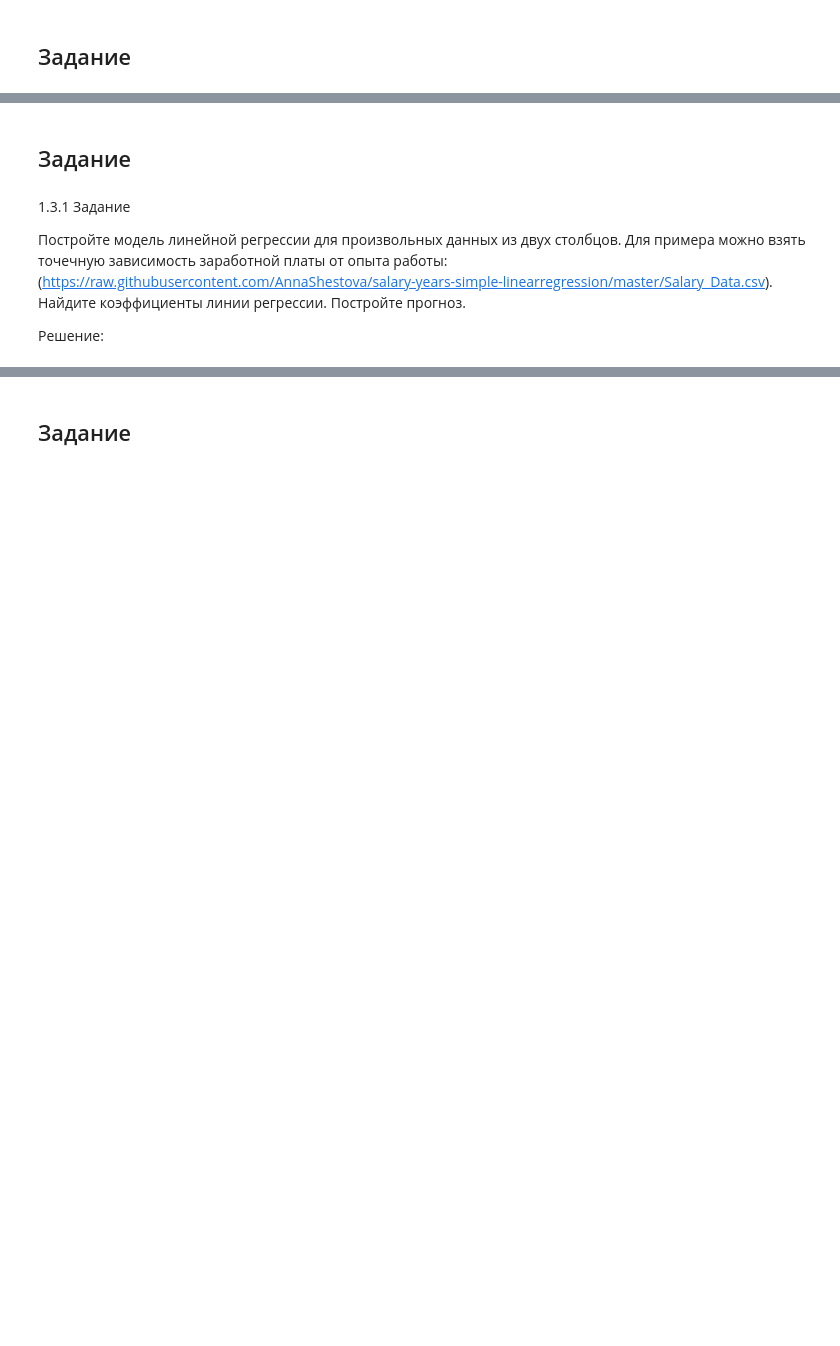
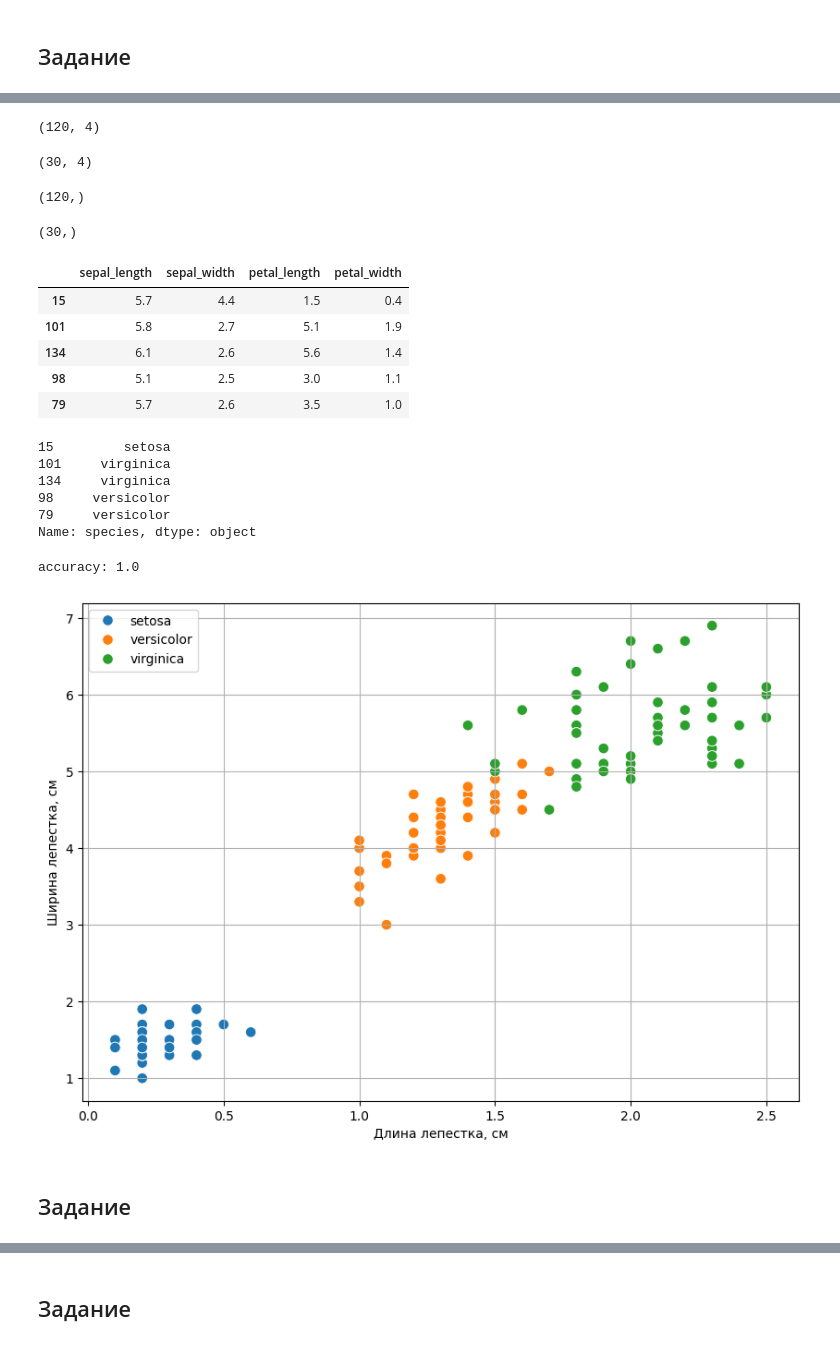
Before and after one commit to AleksUon/Artificial-intelligence-systems, a Jupyter notebook: Рабочая тетрадь 3.ipynb, the cells around one changed output, grey strips where cells are left out. Saved outputs shown, nothing was run; the diff lists cells and outputs as text; code cells hidden in the pictures; blank space fills up the shorter version.

```diff
--- a/Рабочая тетрадь 3.ipynb
+++ b/Рабочая тетрадь 3.ipynb
@@ -796,12 +559,55 @@ plt.show()
+# %%
+from sklearn.model_selection import train_test_split
+from sklearn.metrics import accuracy_score
+
+X_train, X_test, y_train, y_test = train_test_split(
+    iris.iloc[:, :-1],
+    iris.iloc[:, -1],
+    test_size = 0.20
+)
+
+display(X_train.shape, X_test.shape, y_train.shape, y_test.shape)
+
+display(X_train.head())
+display(y_train.head())
+#Обучим метод 3-х ближайших соседей
+model = KNeighborsClassifier(n_neighbors=3)
+model.fit(X_train, y_train)
+model
+#Предсказание модели
+y_pred = model.predict(X_test)
+y_pred
+#Отражение полученного числа
+plt.figure(figsize=(10, 7))
+sns.scatterplot(x='petal_width', y='petal_length',data=iris, hue='species',s=70)
+plt.xlabel('Длина лепестка, см')
+plt.ylabel('Ширина лепестка, см')
+plt.legend(loc=2)
+plt.grid()
+#Перебираем все объекты из теста
+for i in range(len(y_test)):
+    if np.array(y_test)[i] != y_pred[i]:
+        plt.scatter(X_test.iloc[i, 3], X_test.iloc[i, 2], color='red', s=150)
+#Качество модели
+print(f'accuracy: {accuracy_score(y_test, y_pred) :.3}')
+# %% [output]
+(120, 4)
+(30, 4)
+(120,)
+(30,)
+|  | sepal_length | sepal_width | petal_length | petal_width |
+| 15 | 5.7 | 4.4 | 1.5 | 0.4 |
+| 101 | 5.8 | 2.7 | 5.1 | 1.9 |
+| 134 | 6.1 | 2.6 | 5.6 | 1.4 |
+| 98 | 5.1 | 2.5 | 3.0 | 1.1 |
+| 79 | 5.7 | 2.6 | 3.5 | 1.0 |
+15         setosa
+101     virginica
+134     virginica
+98     versicolor
+79     versicolor
+Name: species, dtype: object
+accuracy: 1.0
+[figure, added]
 # %% [markdown]
 ## Задание
-# %% [markdown]
-1.3.1 Задание
-
-Постройте модель линейной регрессии для произвольных данных из двух
-столбцов. Для примера можно взять точечную зависимость заработной платы от
-опыта работы:
-(https://raw.githubusercontent.com/AnnaShestova/salary-years-simple-linearregression/master/Salary_Data.csv).
-Найдите коэффициенты линии регрессии. Постройте прогноз.
-
-Решение:
```
Also changed, not shown: parts of 93 cells of this notebook, 1 other file.
